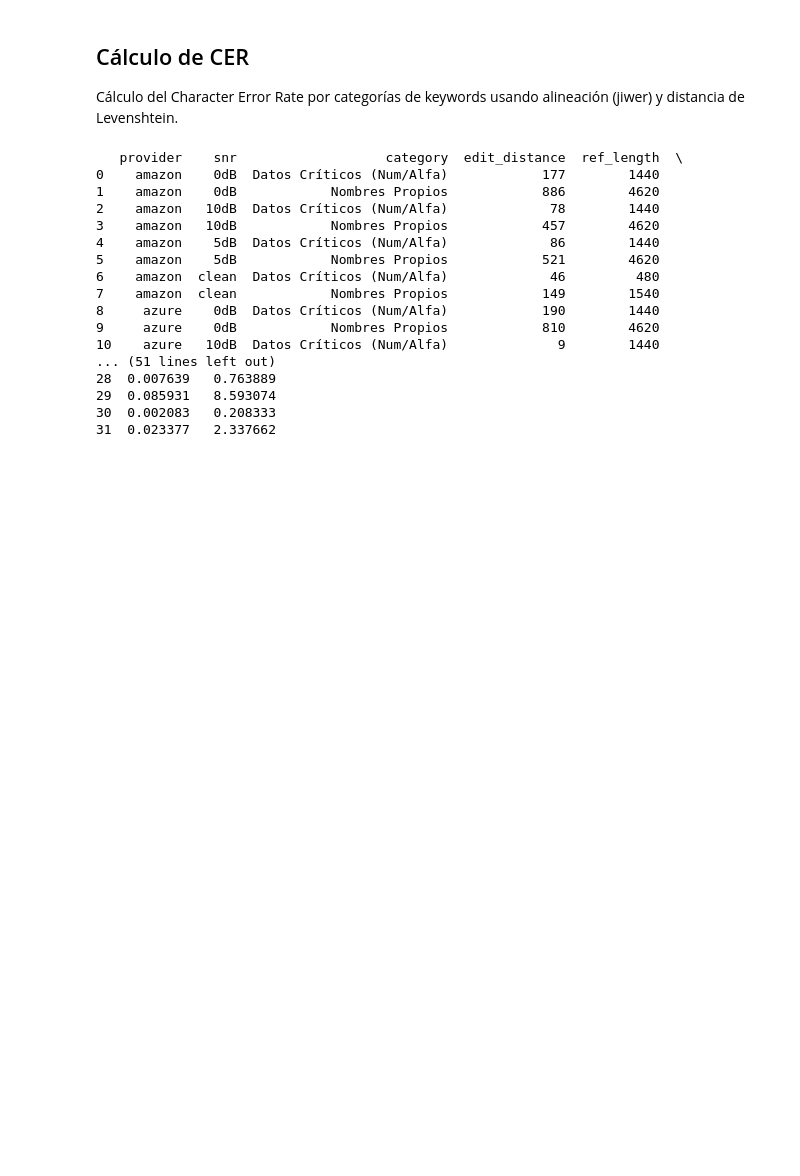
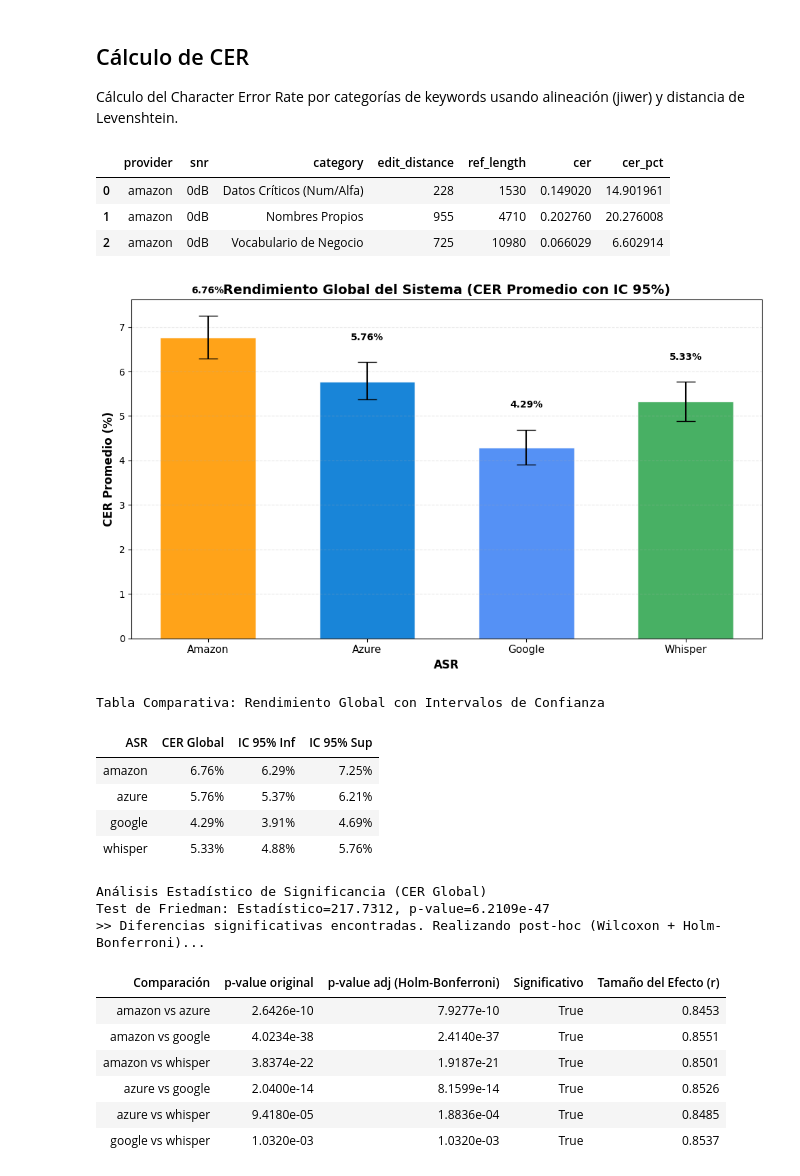
Before and after one commit to agomezb/ASR-Comparative, a Jupyter notebook: 3_cer.ipynb, the cells around one changed output. Drawn from its saved outputs; the diff is of its cells as text; code cells hidden in the pictures; blank space fills up the shorter version.

```diff
--- a/3_cer.ipynb
+++ b/3_cer.ipynb
@@ -12,27 +10,46 @@ cer_df = calculate_cer_from_dataframe(df, 'keywords_full.json')
 # %%
 from tools.cer_analysis import CERAnalyzer, CERVisualizer
-
 analyzer = CERAnalyzer(cer_df)
 grouped = analyzer.get_grouped_by_provider_snr_category()
-print(grouped)
+grouped.head(3)
 # %% [output]
-   provider    snr                   category  edit_distance  ref_length  \
-0    amazon    0dB  Datos Críticos (Num/Alfa)            177        1440
-1    amazon    0dB            Nombres Propios            886        4620
-2    amazon   10dB  Datos Críticos (Num/Alfa)             78        1440
-3    amazon   10dB            Nombres Propios            457        4620
-4    amazon    5dB  Datos Críticos (Num/Alfa)             86        1440
-5    amazon    5dB            Nombres Propios            521        4620
-6    amazon  clean  Datos Críticos (Num/Alfa)             46         480
-7    amazon  clean            Nombres Propios            149        1540
-8     azure    0dB  Datos Críticos (Num/Alfa)            190        1440
-9     azure    0dB            Nombres Propios            810        4620
-10    azure   10dB  Datos Críticos (Num/Alfa)              9        1440
-... (51 lines left out)
-28  0.007639   0.763889
-29  0.085931   8.593074
-30  0.002083   0.208333
-31  0.023377   2.337662
+|  | provider | snr | category | edit_distance | ref_length | cer | cer_pct |
+| 0 | amazon | 0dB | Datos Críticos (Num/Alfa) | 228 | 1530 | 0.149020 | 14.901961 |
+| 1 | amazon | 0dB | Nombres Propios | 955 | 4710 | 0.202760 | 20.276008 |
+| 2 | amazon | 0dB | Vocabulario de Negocio | 725 | 10980 | 0.066029 | 6.602914 |
+# %%
+# Cálculo de CER global por proveedor (agregando todas las categorías)
+global_cer_stats = analyzer.get_global_cer_by_provider_with_ci()
+
+# Test de Friedman + post-hoc (Wilcoxon + Holm-Bonferroni) para CER global
+friedman_global, wilcoxon_global = analyzer.perform_statistical_tests(category=None)
+
+# Gráfico de Barras Global
+CERVisualizer.plot_global_cer(global_cer_stats, title="Rendimiento Global del Sistema (CER Promedio con IC 95%)")
+
+# Tabla de estadísticas globales (formato similar a WER)
+display(CERVisualizer.display_global_cer_table(global_cer_stats))
+
+# Resultados estadísticos: Friedman y post-hoc
+CERVisualizer.display_global_statistical_results(friedman_global, wilcoxon_global)
+# %% [output]
+[figure, added]
+Tabla Comparativa: Rendimiento Global con Intervalos de Confianza
+| ASR | CER Global | IC 95% Inf | IC 95% Sup |
+| amazon | 6.76% | 6.29% | 7.25% |
+| azure | 5.76% | 5.37% | 6.21% |
+| google | 4.29% | 3.91% | 4.69% |
+| whisper | 5.33% | 4.88% | 5.76% |
+Análisis Estadístico de Significancia (CER Global)
+Test de Friedman: Estadístico=217.7312, p-value=6.2109e-47
+>> Diferencias significativas encontradas. Realizando post-hoc (Wilcoxon + Holm-Bonferroni)...
+| Comparación | p-value original | p-value adj (Holm-Bonferroni) | Significativo | Tamaño del Efecto (r) |
+| amazon vs azure | 2.6426e-10 | 7.9277e-10 | True | 0.8453 |
+| amazon vs google | 4.0234e-38 | 2.4140e-37 | True | 0.8551 |
+| amazon vs whisper | 3.8374e-22 | 1.9187e-21 | True | 0.8501 |
+| azure vs google | 2.0400e-14 | 8.1599e-14 | True | 0.8526 |
+| azure vs whisper | 9.4180e-05 | 1.8836e-04 | True | 0.8485 |
+| google vs whisper | 1.0320e-03 | 1.0320e-03 | True | 0.8537 |
 # %%
 global_grouped = analyzer.get_global_by_category()
 CERVisualizer.display_global_by_category(global_grouped, title="Global CER by Category")
```
Also changed, not shown: parts of 7 cells of this notebook, 2 other files.
